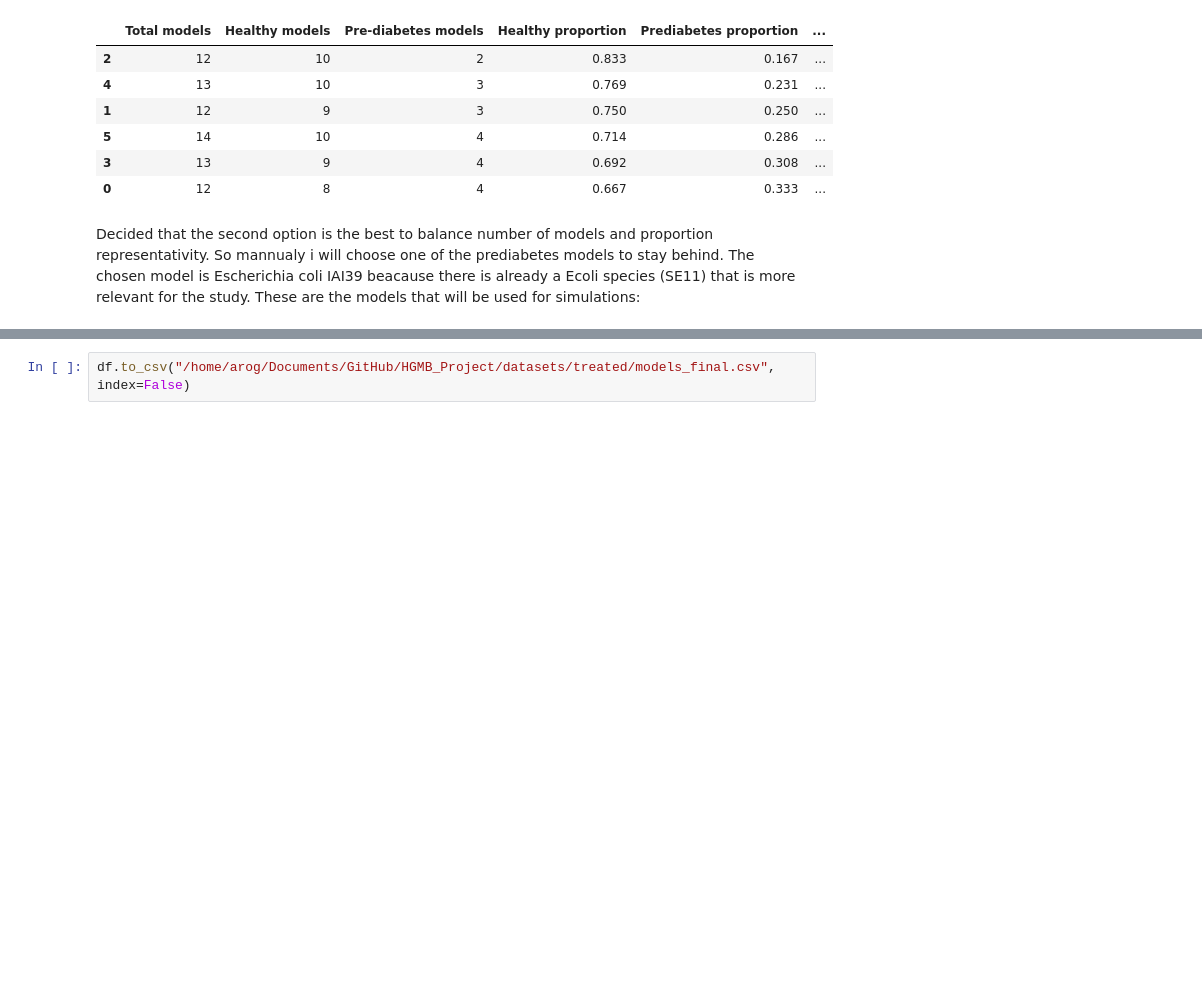
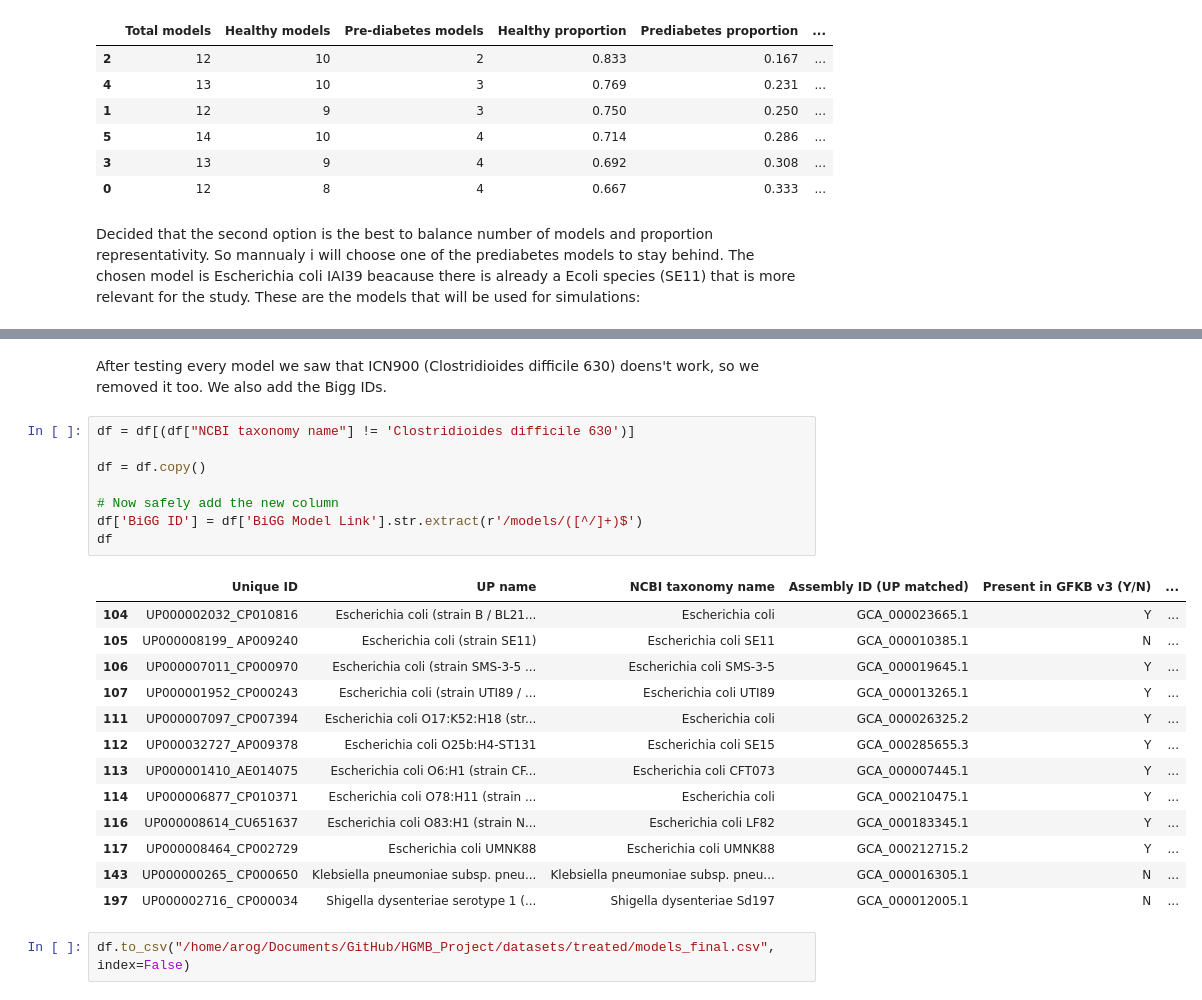
Before and after one commit to arog-bioinfo/HGMB_Project, a Jupyter notebook: datasets/post_crossref.ipynb, the cells around one changed output, grey strips where cells are left out. Cells and saved outputs as stored; diff of their text form; blank space fills up the shorter version.

```diff
--- a/datasets/post_crossref.ipynb
+++ b/datasets/post_crossref.ipynb
@@ -204,2 +224,26 @@ df
+# %% [markdown]
+After testing every model we saw that ICN900 (Clostridioides difficile 630) doens't work, so we removed it too. We also add the Bigg IDs.
 # %%
-df.to_csv("/home/arog/Documents/GitHub/HGMB_Project/datasets/treated/models_final.csv", index=False)
+df = df[(df["NCBI taxonomy name"] != 'Clostridioides difficile 630')]
+
+df = df.copy()
+
+# Now safely add the new column
+df['BiGG ID'] = df['BiGG Model Link'].str.extract(r'/models/([^/]+)$')
+df
+# %% [output]
+|  | Unique ID | UP name | NCBI taxonomy name | Assembly ID (UP matched) | Present in GFKB v3 (Y/N) | ... |
+| 104 | UP000002032_CP010816 | Escherichia coli (strain B / BL21... | Escherichia coli | GCA_000023665.1 | Y | ... |
+| 105 | UP000008199_ AP009240 | Escherichia coli (strain SE11) | Escherichia coli SE11 | GCA_000010385.1 | N | ... |
+| 106 | UP000007011_CP000970 | Escherichia coli (strain SMS-3-5 ... | Escherichia coli SMS-3-5 | GCA_000019645.1 | Y | ... |
+| 107 | UP000001952_CP000243 | Escherichia coli (strain UTI89 / ... | Escherichia coli UTI89 | GCA_000013265.1 | Y | ... |
+| 111 | UP000007097_CP007394 | Escherichia coli O17:K52:H18 (str... | Escherichia coli | GCA_000026325.2 | Y | ... |
+| 112 | UP000032727_AP009378 | Escherichia coli O25b:H4-ST131 | Escherichia coli SE15 | GCA_000285655.3 | Y | ... |
+| 113 | UP000001410_AE014075 | Escherichia coli O6:H1 (strain CF... | Escherichia coli CFT073 | GCA_000007445.1 | Y | ... |
+| 114 | UP000006877_CP010371 | Escherichia coli O78:H11 (strain ... | Escherichia coli | GCA_000210475.1 | Y | ... |
+| 116 | UP000008614_CU651637 | Escherichia coli O83:H1 (strain N... | Escherichia coli LF82 | GCA_000183345.1 | Y | ... |
+| 117 | UP000008464_CP002729 | Escherichia coli UMNK88 | Escherichia coli UMNK88 | GCA_000212715.2 | Y | ... |
+| 143 | UP000000265_ CP000650 | Klebsiella pneumoniae subsp. pneu... | Klebsiella pneumoniae subsp. pneu... | GCA_000016305.1 | N | ... |
+| 197 | UP000002716_ CP000034 | Shigella dysenteriae serotype 1 (... | Shigella dysenteriae Sd197 | GCA_000012005.1 | N | ... |
+# %%
+df.to_csv("/home/arog/Documents/GitHub/HGMB_Project/datasets/treated/models_final.csv", index=False)
```
Also changed, not shown: parts of 5 cells of this notebook, 8 other files.
